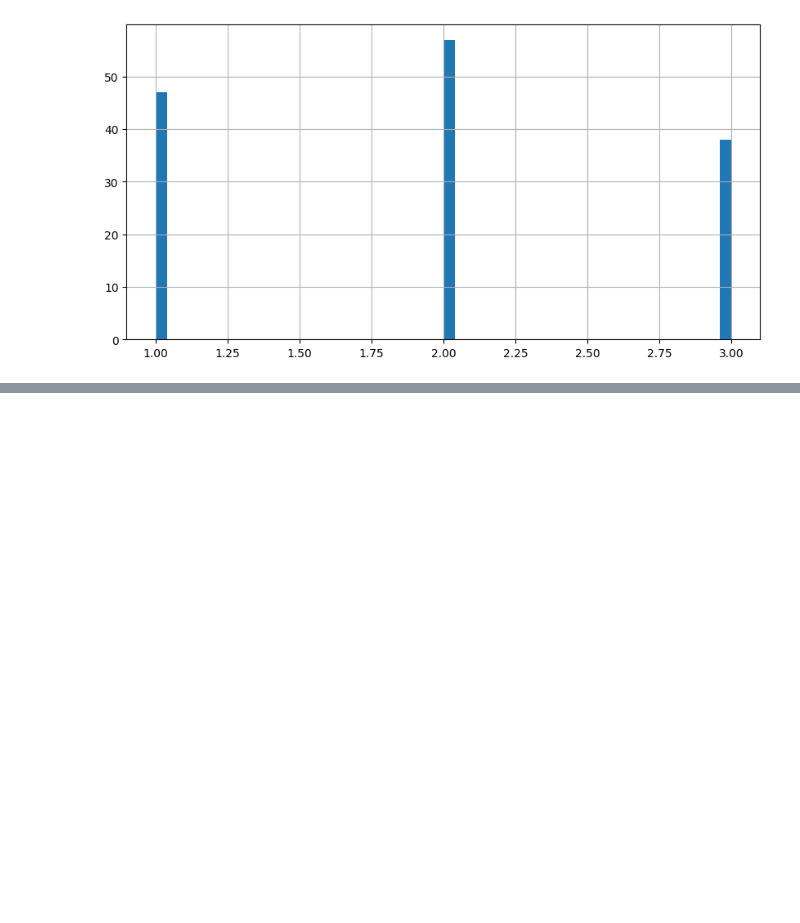
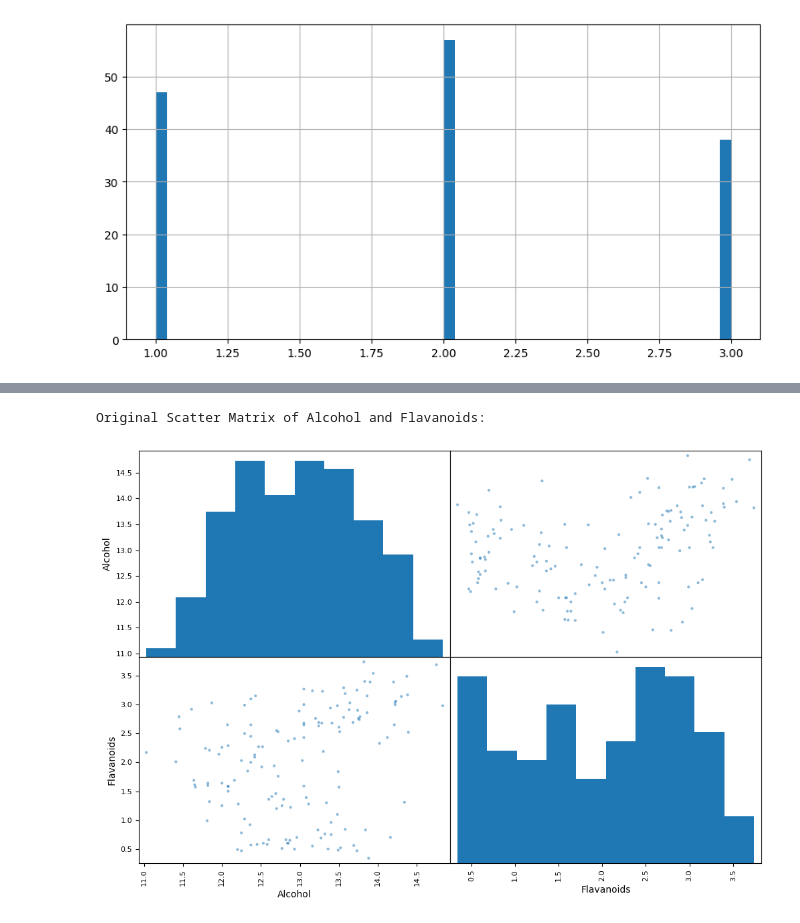
Before and after one commit to atoothman/data71200, a Jupyter notebook: DATA_71200__Project_1__Wine.ipynb, the cells around one changed output, grey strips where cells are left out. Drawn from its saved outputs; the diff is of its cells as text; code cells hidden in the pictures; blank space fills up the shorter version.

```diff
--- a/DATA_71200__Project_1__Wine.ipynb
+++ b/DATA_71200__Project_1__Wine.ipynb
@@ -388,0 +478,9 @@ Plot histograms and scatter matrices to explore the resultant data
+# %%
+# Original scatter matrix applied to Alcohol and Flavanoids features
+print("Original Scatter Matrix of Alcohol and Flavanoids:")
+attributes = ["Alcohol", "Flavanoids"]
+scatter_matrix(X_train[attributes], figsize=(12, 8))
+print()
+# %% [output]
+Original Scatter Matrix of Alcohol and Flavanoids:
+[figure, added]
```
Also changed, not shown: parts of 12 cells of this notebook.
